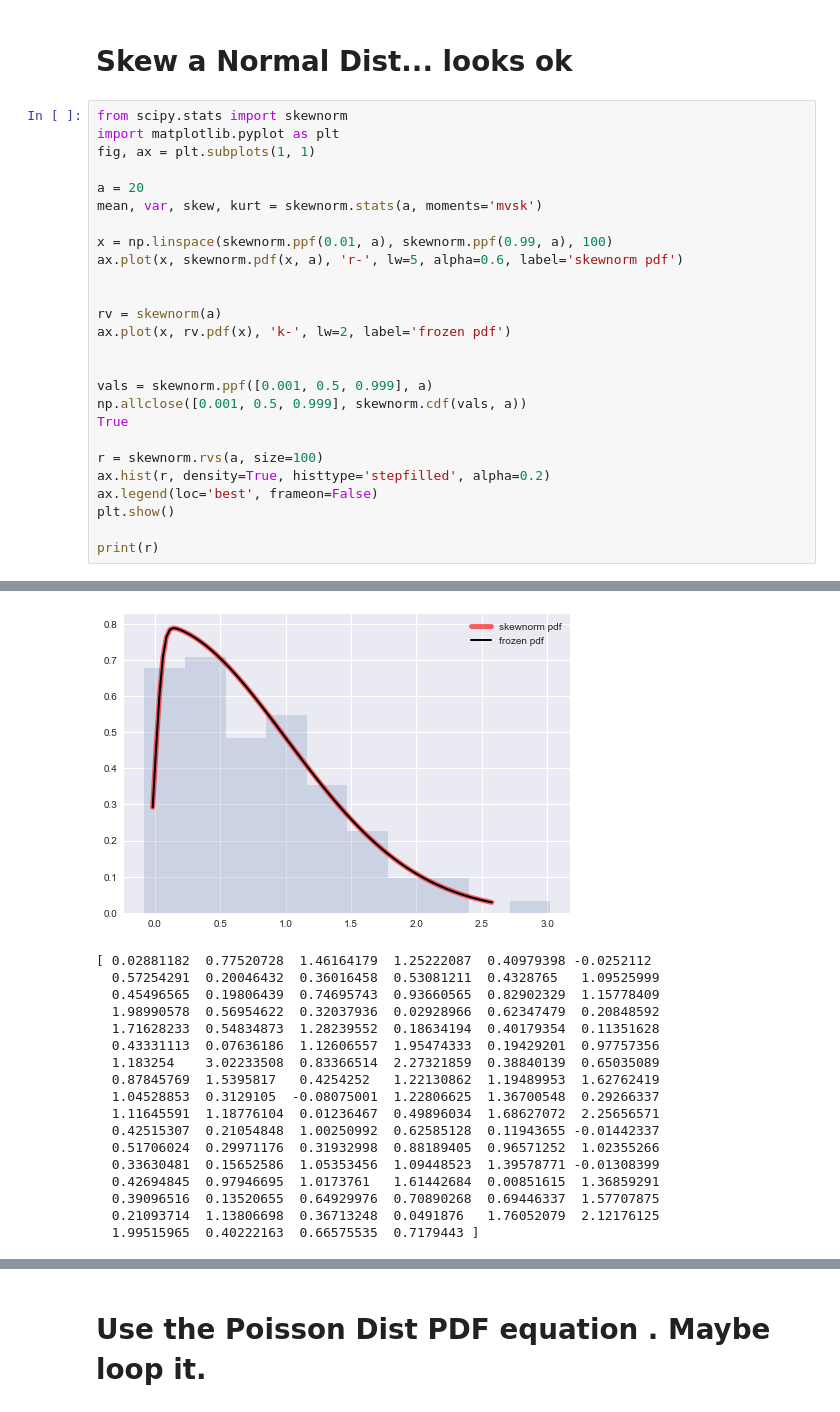
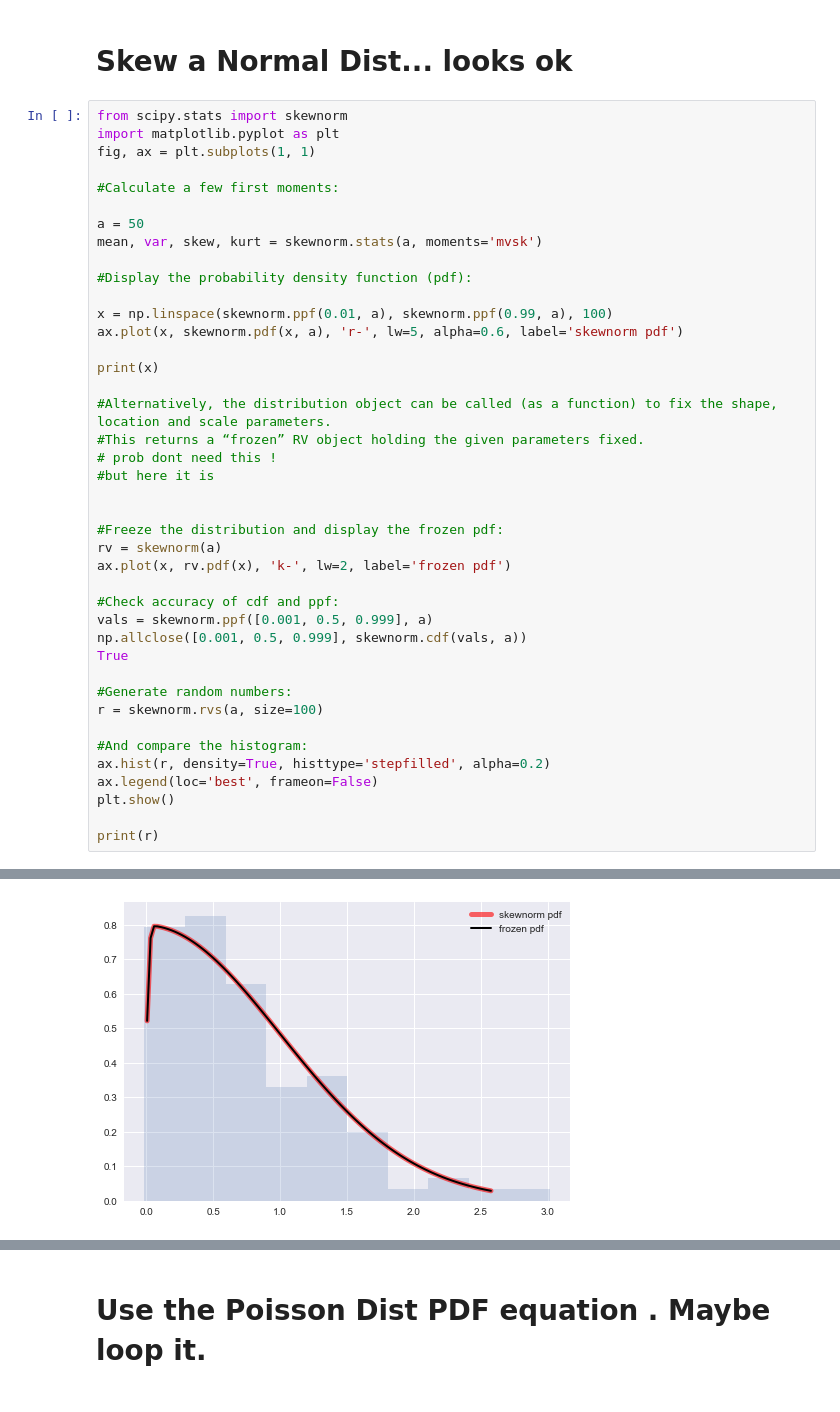
Before and after one commit to BigTerk/DSC541Lonovo, a Jupyter notebook: Lenovo.ipynb, the cells around one changed output, grey strips where cells are left out. Drawn from its saved outputs; the diff is of its cells as text.

```diff
--- a/Lenovo.ipynb
+++ b/Lenovo.ipynb
@@ -188,22 +192,37 @@ from scipy.stats import skewnorm
 import matplotlib.pyplot as plt
 fig, ax = plt.subplots(1, 1)
 
-a = 20
+#Calculate a few first moments:
+
+a = 50
 mean, var, skew, kurt = skewnorm.stats(a, moments='mvsk')
+
+#Display the probability density function (pdf):
 
 x = np.linspace(skewnorm.ppf(0.01, a), skewnorm.ppf(0.99, a), 100)
 ax.plot(x, skewnorm.pdf(x, a), 'r-', lw=5, alpha=0.6, label='skewnorm pdf')
 
+print(x)
 
+#Alternatively, the distribution object can be called (as a function) to fix the shape, location and scale parameters.
+#This returns a “frozen” RV object holding the given parameters fixed.
+# prob dont need this !
+#but here it is
+
+
+#Freeze the distribution and display the frozen pdf:
 rv = skewnorm(a)
 ax.plot(x, rv.pdf(x), 'k-', lw=2, label='frozen pdf')
 
-
+#Check accuracy of cdf and ppf:
 vals = skewnorm.ppf([0.001, 0.5, 0.999], a)
 np.allclose([0.001, 0.5, 0.999], skewnorm.cdf(vals, a))
 True
 
+#Generate random numbers:
 r = skewnorm.rvs(a, size=100)
+
+#And compare the histogram:
 ax.hist(r, density=True, histtype='stepfilled', alpha=0.2)
 ax.legend(loc='best', frameon=False)
 plt.show()
@@ -213,18 +249 @@ print(r)
-[figure, old version]
+[figure, new version]
-[ 0.02881182  0.77520728  1.46164179  1.25222087  0.40979398 -0.0252112
-  0.57254291  0.20046432  0.36016458  0.53081211  0.4328765   1.09525999
-  0.45496565  0.19806439  0.74695743  0.93660565  0.82902329  1.15778409
-  1.98990578  0.56954622  0.32037936  0.02928966  0.62347479  0.20848592
-  1.71628233  0.54834873  1.28239552  0.18634194  0.40179354  0.11351628
-  0.43331113  0.07636186  1.12606557  1.95474333  0.19429201  0.97757356
-  1.183254    3.02233508  0.83366514  2.27321859  0.38840139  0.65035089
-  0.87845769  1.5395817   0.4254252   1.22130862  1.19489953  1.62762419
-  1.04528853  0.3129105  -0.08075001  1.22806625  1.36700548  0.29266337
-  1.11645591  1.18776104  0.01236467  0.49896034  1.68627072  2.25656571
-  0.42515307  0.21054848  1.00250992  0.62585128  0.11943655 -0.01442337
-  0.51706024  0.29971176  0.31932998  0.88189405  0.96571252  1.02355266
-  0.33630481  0.15652586  1.05353456  1.09448523  1.39578771 -0.01308399
-  0.42694845  0.97946695  1.0173761   1.61442684  0.00851615  1.36859291
-  0.39096516  0.13520655  0.64929976  0.70890268  0.69446337  1.57707875
-  0.21093714  1.13806698  0.36713248  0.0491876   1.76052079  2.12176125
-  1.99515965  0.40222163  0.66575535  0.7179443 ]
```
Also changed, not shown: parts of 9 cells of this notebook.
